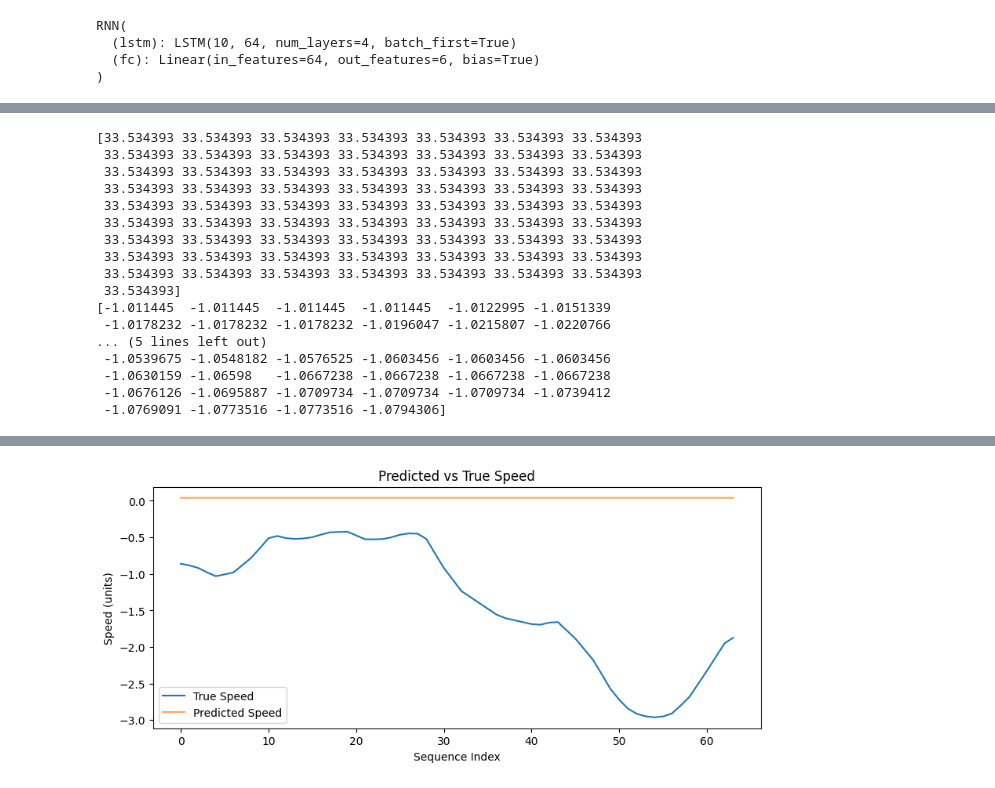
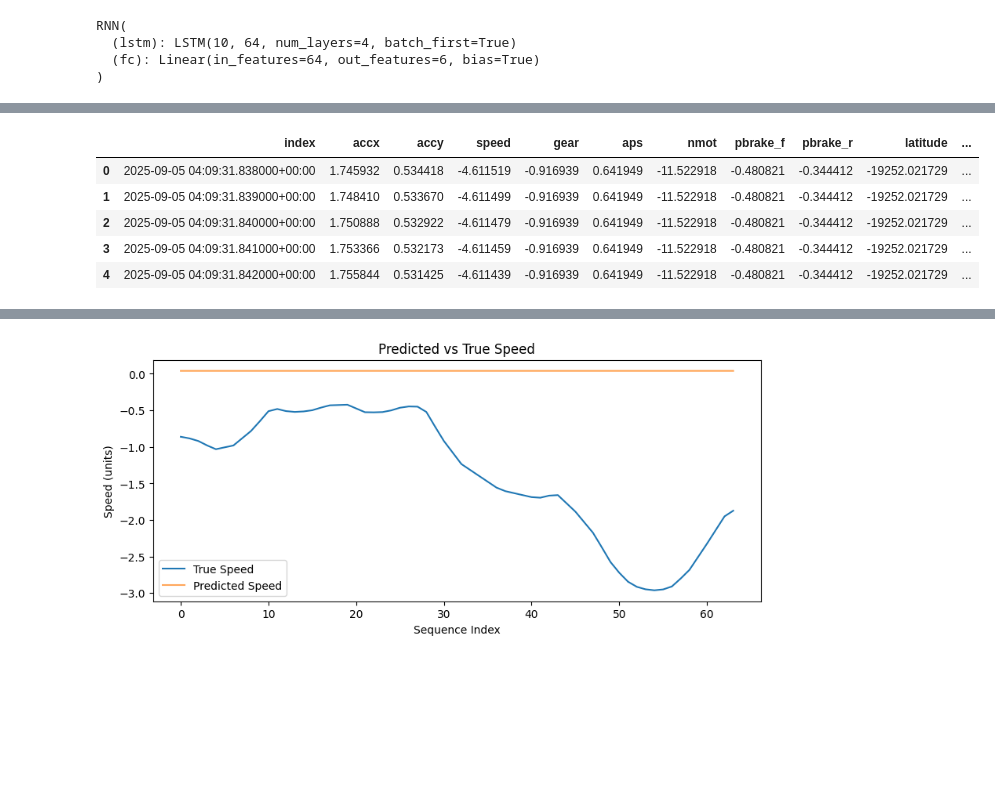
Before and after one commit to UBC-Solar/hack_the_track, a Jupyter notebook: backend/telemetry/data_optimiser_preprocessing.ipynb, the cells around one changed output, grey strips where cells are left out. Saved outputs shown, nothing was run; the diff lists cells and outputs as text; code cells hidden in the pictures; blank space fills up the shorter version.

```diff
--- a/backend/telemetry/data_optimiser_preprocessing.ipynb
+++ b/backend/telemetry/data_optimiser_preprocessing.ipynb
@@ -383,3 +349,12 @@ changed_dfs_list[0].head()
+# %%
+changed_dfs_list[1].head()
+# %% [output]
+|  | index | accx | accy | speed | gear | aps | nmot | pbrake_f | pbrake_r | latitude | ... |
+| 0 | 2025-09-05 04:09:31.838000+00:00 | 1.745932 | 0.534418 | -4.611519 | -0.916939 | 0.641949 | -11.522918 | -0.480821 | -0.344412 | -19252.021729 | ... |
+| 1 | 2025-09-05 04:09:31.839000+00:00 | 1.748410 | 0.533670 | -4.611499 | -0.916939 | 0.641949 | -11.522918 | -0.480821 | -0.344412 | -19252.021729 | ... |
+| 2 | 2025-09-05 04:09:31.840000+00:00 | 1.750888 | 0.532922 | -4.611479 | -0.916939 | 0.641949 | -11.522918 | -0.480821 | -0.344412 | -19252.021729 | ... |
+| 3 | 2025-09-05 04:09:31.841000+00:00 | 1.753366 | 0.532173 | -4.611459 | -0.916939 | 0.641949 | -11.522918 | -0.480821 | -0.344412 | -19252.021729 | ... |
+| 4 | 2025-09-05 04:09:31.842000+00:00 | 1.755844 | 0.531425 | -4.611439 | -0.916939 | 0.641949 | -11.522918 | -0.480821 | -0.344412 | -19252.021729 | ... |
 # %%
 df_check_changed_aps = changed_dfs_list[0]
 # %%
@@ -400,42 +375,3 @@ y_np = check_y.cpu().numpy()
 #Inverse scaling
 out_pred = scaler_outputs.inverse_transform(out_np)
 y_actual = scaler_outputs.inverse_transform(y_np)
-# %%
-check_data = CarSequenceDataset(df_check, state, control, seq_len = 10, stride = 20)
-loader = DataLoader(check_data, batch_size=64, shuffle = False)
-
-saved_model.eval()  # switch to evaluation mode
-check_x, check_y = next(iter(loader))
-check_x = check_x.to(device)
-check_y = check_y.to(device)
-
-with torch.no_grad():
-    output_check = saved_model(check_x)
-
-out_np = output_check.cpu().numpy()
-y_np = check_y.cpu().numpy()
-
-#Inverse scaling
-out_pred = scaler_outputs.inverse_transform(out_np)
-y_actual = scaler_outputs.inverse_transform(y_np)
-
-print(out_pred[:,4])
-print(y_actual[:,4])
-# %% [output]
-[33.534393 33.534393 33.534393 33.534393 33.534393 33.534393 33.534393
- 33.534393 33.534393 33.534393 33.534393 33.534393 33.534393 33.534393
- 33.534393 33.534393 33.534393 33.534393 33.534393 33.534393 33.534393
- 33.534393 33.534393 33.534393 33.534393 33.534393 33.534393 33.534393
- 33.534393 33.534393 33.534393 33.534393 33.534393 33.534393 33.534393
- 33.534393 33.534393 33.534393 33.534393 33.534393 33.534393 33.534393
- 33.534393 33.534393 33.534393 33.534393 33.534393 33.534393 33.534393
- 33.534393 33.534393 33.534393 33.534393 33.534393 33.534393 33.534393
- 33.534393 33.534393 33.534393 33.534393 33.534393 33.534393 33.534393
- 33.534393]
-[-1.011445  -1.011445  -1.011445  -1.011445  -1.0122995 -1.0151339
- -1.0178232 -1.0178232 -1.0178232 -1.0196047 -1.0215807 -1.0220766
-... (5 lines left out)
- -1.0539675 -1.0548182 -1.0576525 -1.0603456 -1.0603456 -1.0603456
- -1.0630159 -1.06598   -1.0667238 -1.0667238 -1.0667238 -1.0667238
- -1.0676126 -1.0695887 -1.0709734 -1.0709734 -1.0709734 -1.0739412
- -1.0769091 -1.0773516 -1.0773516 -1.0794306]
```
Also changed, not shown: parts of 14 cells of this notebook.
